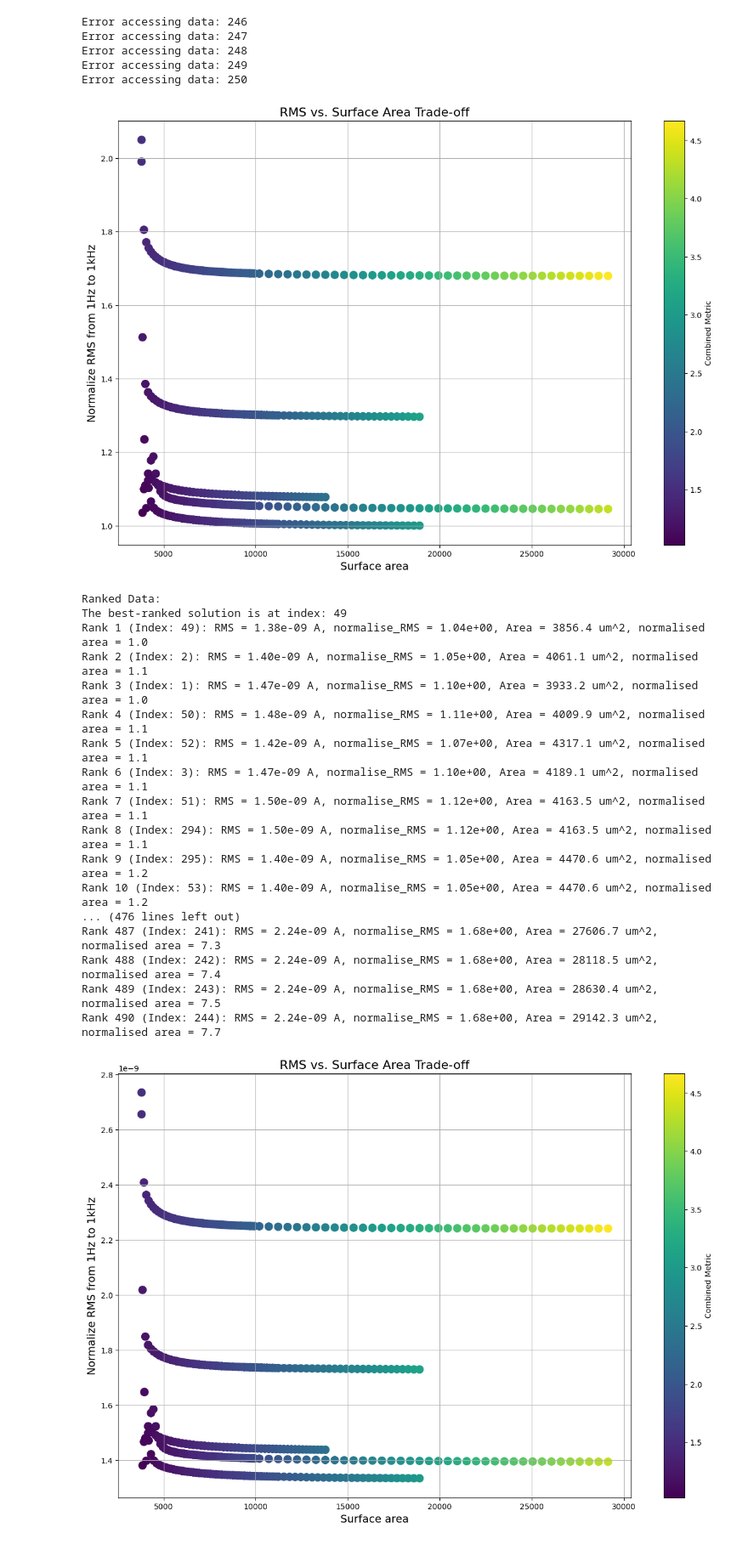
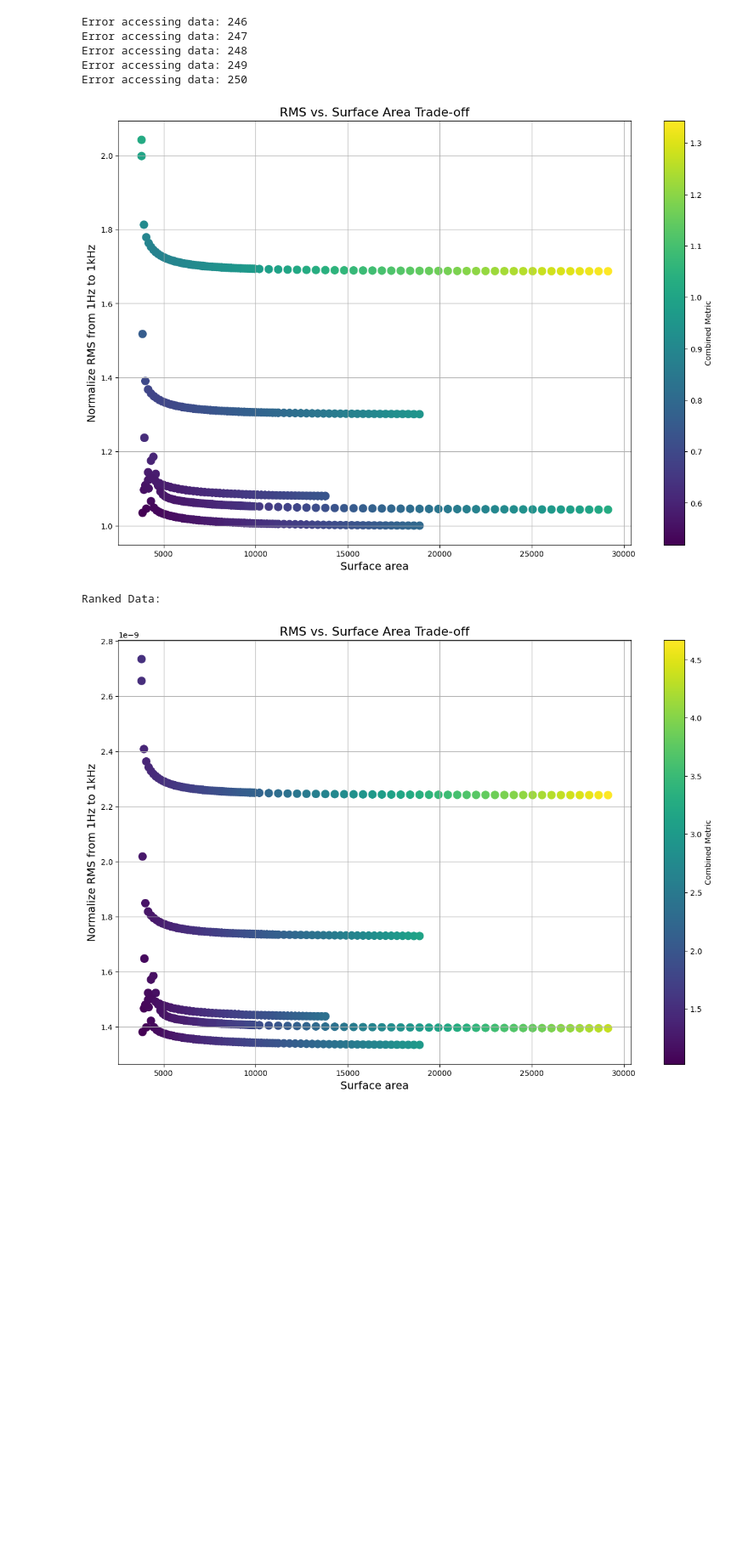
Before and after one commit to BaoTON1701/DAC_rationale-, a Jupyter notebook: ST_plot.ipynb, the cells around one changed output. Shown at 85% size. Saved outputs shown, nothing was run; the diff lists cells and outputs as text; code cells hidden in the pictures; blank space fills up the shorter version.

```diff
--- a/ST_plot.ipynb
+++ b/ST_plot.ipynb
@@ -783,6 +785,17 @@ def integral(frequency, data):
     for i in range(1,len(frequency)):
         S = S + 0.5 * (data[i-1]**2 + data[i]**2) * (frequency[i] - frequency[i-1])
     return S
+def find_RMS(fmin, fmax, frequency, data):
+    # Find indices within the specified frequency range
+    ind = np.where((frequency >= fmin) & (frequency <= fmax))[0]
+
+    S = 0  # Initialize accumulator
+
+    # Iterate through the selected indices, calculating the area of each trapezoid
+    for i in range(len(ind) - 1):
+        S += 0.5 * (data[ind[i]]**2 + data[ind[i+1]]**2) * (frequency[ind[i+1]] - frequency[ind[i]])
+
+    return np.sqrt(S)  # Return the square root of the accumulated sum (RMS)
 # %%
 print(type(noise_1))
 # %% [output]
@@ -790,24 +803,18 @@ print(type(noise_1))
 # %% [markdown]
 1. Calculate from 1 to 1000 Hz
 # %%
-
-def integral(frequency, data):
-    S = 0
-    for i in range(1, len(frequency)):
-        S = S + 0.5 * (data[i-1]**2 + data[i]**2) * (frequency[i] - frequency[i-1])
-    return S
-
 RMS_1_11000 = [[], [], [], [], []]
 RMS_2_11000 = [[], [], [], [], []]
 size1 = 245
-
+fmin = 1
+fmax = 1000
 for i in range(5):
     for j in range(size1):
         try:
             index = 1 + i + j * 5
             # Assuming the first column (index 0) is frequency in both DataFrames
-            RMS_1_11000[i].append(integral(noise_1[0][0:300], noise_1[index][0:300]))
-            RMS_2_11000[i].append(integral(noise_2[0][0:300], noise_2[index][0:300]))
+            RMS_1_11000[i].append(find_RMS(fmin, fmax, noise_1[0], noise_1[index]))
+            RMS_2_11000[i].append(find_RMS(fmin, fmax, noise_2[0], noise_2[index]))
 
         except (IndexError, KeyError) as e:
             print(f"Error accessing data: {e}")
@@ -821,7 +828,7 @@ Error accessing data: 249
 Error accessing data: 250
 # %%
 # Normalize the data
-RMS = np.sqrt(RMS_11000)
+RMS = (RMS_11000)
 RMS_norm = RMS / np.min(RMS)
 # Calculate the combined metric (weighted sum)
 w1 = 0.5
@@ -830,53 +837,39 @@ combined_metric = w1 * RMS_norm + w2 * area_norm
 
 # Rank the data points (lower is better)
 rank_indices = np.argsort(combined_metric)
 ranked_RMS = RMS[rank_indices]
 ranked_area = area[rank_indices]
 ranked_metric = combined_metric[rank_indices]
 
 # Scatter plot with color-coded combined metric
 plt.figure(figsize=(15,10))
 scatter = plt.scatter(area, RMS_norm, c=combined_metric, cmap='viridis', s=100)
 plt.colorbar(scatter, label='Combined Metric')
 plt.xlabel('Surface area', fontsize=14)
 plt.ylabel('Normalize RMS from 1Hz to 1kHz', fontsize=14)
 plt.title('RMS vs. Surface Area Trade-off', fontsize=16)
 
 # Annotate points with rank, surface area, and original index
 for i, txt in enumerate(ranked_area):
     original_index = rank_indices[i]  # Get the original index
     plt.annotate(f'{i+1} ({original_index})',
                  (RMS[original_index], noise_10MHz_norm[original_index]),
                  textcoords="offset points", xytext=(5,5), ha='center', fontsize=8)
 # plt.xlim(1,2)
 plt.grid(True)
 plt.show()
 
 # Print ranked data with original index
 print("Ranked Data:")
 best_index = rank_indices[0]  # Get the original index of the best-ranked solution
-print(f"The best-ranked solution is at index: {best_index}")
 
-for i in range(len(ranked_metric)):
-    original_index = rank_indices[i]
-    print(f"Rank {i+1} (Index: {original_index}): RMS = {ranked_RMS[i]:.2e} A, normalise_RMS = {(ranked_RMS[i]/min(RMS)):.2e}, Area = {ranked_area[i]:.1f} um^2, normalised area = {(ranked_area[i]/(min(area))):.1f}")
+#un comment this to show the rank
+# print(f"The best-ranked solution is at index: {best_index}")
+
+# for i in range(len(ranked_metric)):
+#     original_index = rank_indices[i]
+#     print(f"Rank {i+1} (Index: {original_index}): RMS = {ranked_RMS[i]:.2e} A, normalise_RMS = {(ranked_RMS[i]/min(RMS)):.2e}, Area = {ranked_area[i]:.1f} um^2, normalised area = {(ranked_area[i]/(min(area))):.1f}")
 # %% [output]
-[figure, old version]
+[figure, new version]
 Ranked Data:
-The best-ranked solution is at index: 49
-Rank 1 (Index: 49): RMS = 1.38e-09 A, normalise_RMS = 1.04e+00, Area = 3856.4 um^2, normalised area = 1.0
-Rank 2 (Index: 2): RMS = 1.40e-09 A, normalise_RMS = 1.05e+00, Area = 4061.1 um^2, normalised area = 1.1
-Rank 3 (Index: 1): RMS = 1.47e-09 A, normalise_RMS = 1.10e+00, Area = 3933.2 um^2, normalised area = 1.0
-Rank 4 (Index: 50): RMS = 1.48e-09 A, normalise_RMS = 1.11e+00, Area = 4009.9 um^2, normalised area = 1.1
-Rank 5 (Index: 52): RMS = 1.42e-09 A, normalise_RMS = 1.07e+00, Area = 4317.1 um^2, normalised area = 1.1
-Rank 6 (Index: 3): RMS = 1.47e-09 A, normalise_RMS = 1.10e+00, Area = 4189.1 um^2, normalised area = 1.1
-Rank 7 (Index: 51): RMS = 1.50e-09 A, normalise_RMS = 1.12e+00, Area = 4163.5 um^2, normalised area = 1.1
-Rank 8 (Index: 294): RMS = 1.50e-09 A, normalise_RMS = 1.12e+00, Area = 4163.5 um^2, normalised area = 1.1
-Rank 9 (Index: 295): RMS = 1.40e-09 A, normalise_RMS = 1.05e+00, Area = 4470.6 um^2, normalised area = 1.2
-Rank 10 (Index: 53): RMS = 1.40e-09 A, normalise_RMS = 1.05e+00, Area = 4470.6 um^2, normalised area = 1.2
-... (476 lines left out)
-Rank 487 (Index: 241): RMS = 2.24e-09 A, normalise_RMS = 1.68e+00, Area = 27606.7 um^2, normalised area = 7.3
-Rank 488 (Index: 242): RMS = 2.24e-09 A, normalise_RMS = 1.68e+00, Area = 28118.5 um^2, normalised area = 7.4
-Rank 489 (Index: 243): RMS = 2.24e-09 A, normalise_RMS = 1.68e+00, Area = 28630.4 um^2, normalised area = 7.5
-Rank 490 (Index: 244): RMS = 2.24e-09 A, normalise_RMS = 1.68e+00, Area = 29142.3 um^2, normalised area = 7.7
 # %%
```
Also changed, not shown: parts of 18 cells of this notebook.
